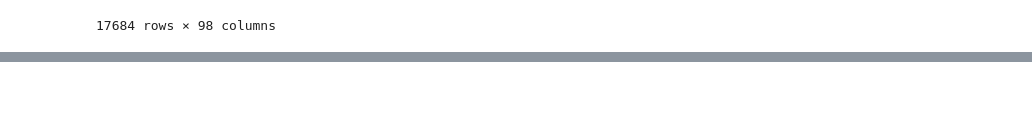
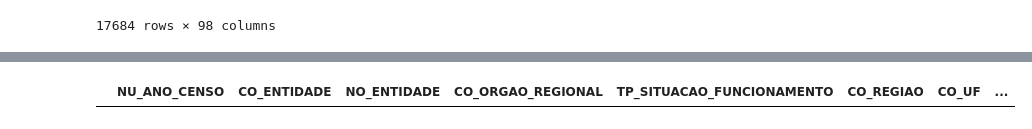
Before and after one commit to martimallow/escola_fechada, a Jupyter notebook: juntando bases.ipynb, the cells around one changed output, grey strips where cells are left out. Cells and saved outputs as stored; diff of their text form; code cells hidden in the pictures; blank space fills up the shorter version.

```diff
--- a/juntando bases.ipynb
+++ b/juntando bases.ipynb
@@ -127 +90,5 @@ merged
+# %%
+naberta2018[ naberta2018['IN_QUADRA_ESPORTES_COBERTA'] == 1]
+# %% [output]
+|  | NU_ANO_CENSO | CO_ENTIDADE | NO_ENTIDADE | CO_ORGAO_REGIONAL | TP_SITUACAO_FUNCIONAMENTO | CO_REGIAO | CO_UF | ... |
 # %%
```
Also changed, not shown: parts of 5 cells of this notebook, 3 other files.
